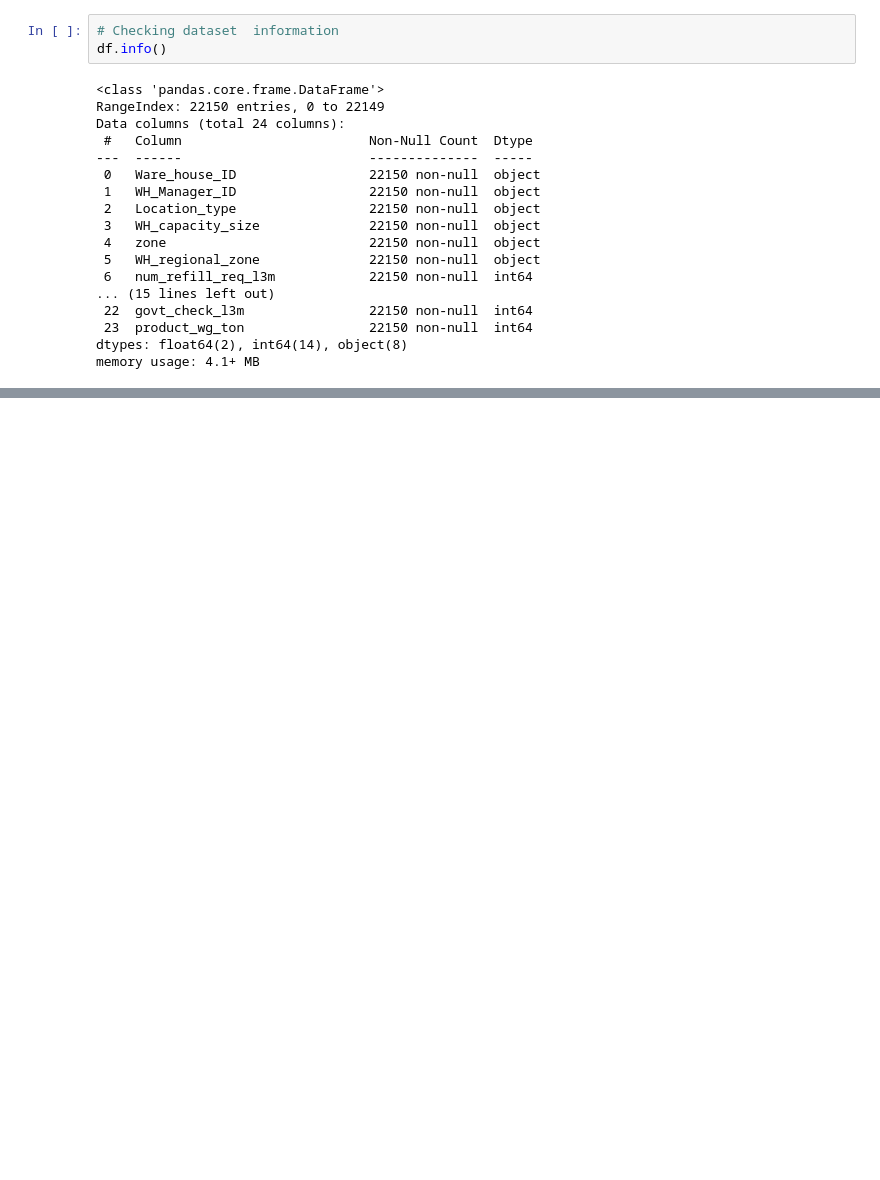
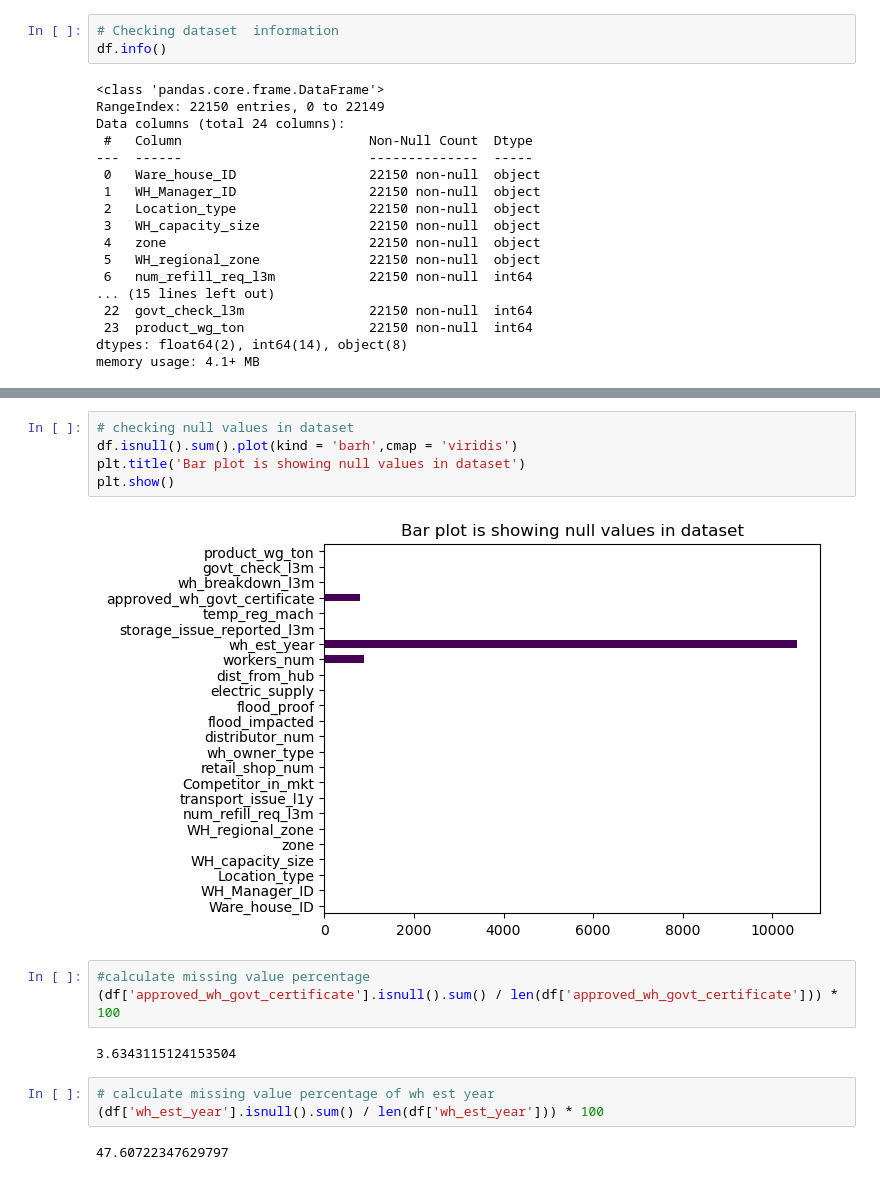
Before and after one commit to vrushali253/SUPPLYCHAINY, a Jupyter notebook: Model.ipynb, the cells around one changed output, grey strips where cells are left out. Saved outputs shown, nothing was run; the diff lists cells and outputs as text; blank space fills up the shorter version.

```diff
--- a/Model.ipynb
+++ b/Model.ipynb
@@ -50,0 +63,17 @@ memory usage: 4.1+ MB
+# %%
+# checking null values in dataset
+df.isnull().sum().plot(kind = 'barh',cmap = 'viridis')
+plt.title('Bar plot is showing null values in dataset')
+plt.show()
+# %% [output]
+[figure, added]
+# %%
+#calculate missing value percentage
+(df['approved_wh_govt_certificate'].isnull().sum() / len(df['approved_wh_govt_certificate'])) * 100
+# %% [output]
+3.6343115124153504
+# %%
+# calculate missing value percentage of wh est year
+(df['wh_est_year'].isnull().sum() / len(df['wh_est_year'])) * 100
+# %% [output]
+47.60722347629797
```
Also changed, not shown: parts of 8 cells of this notebook.
